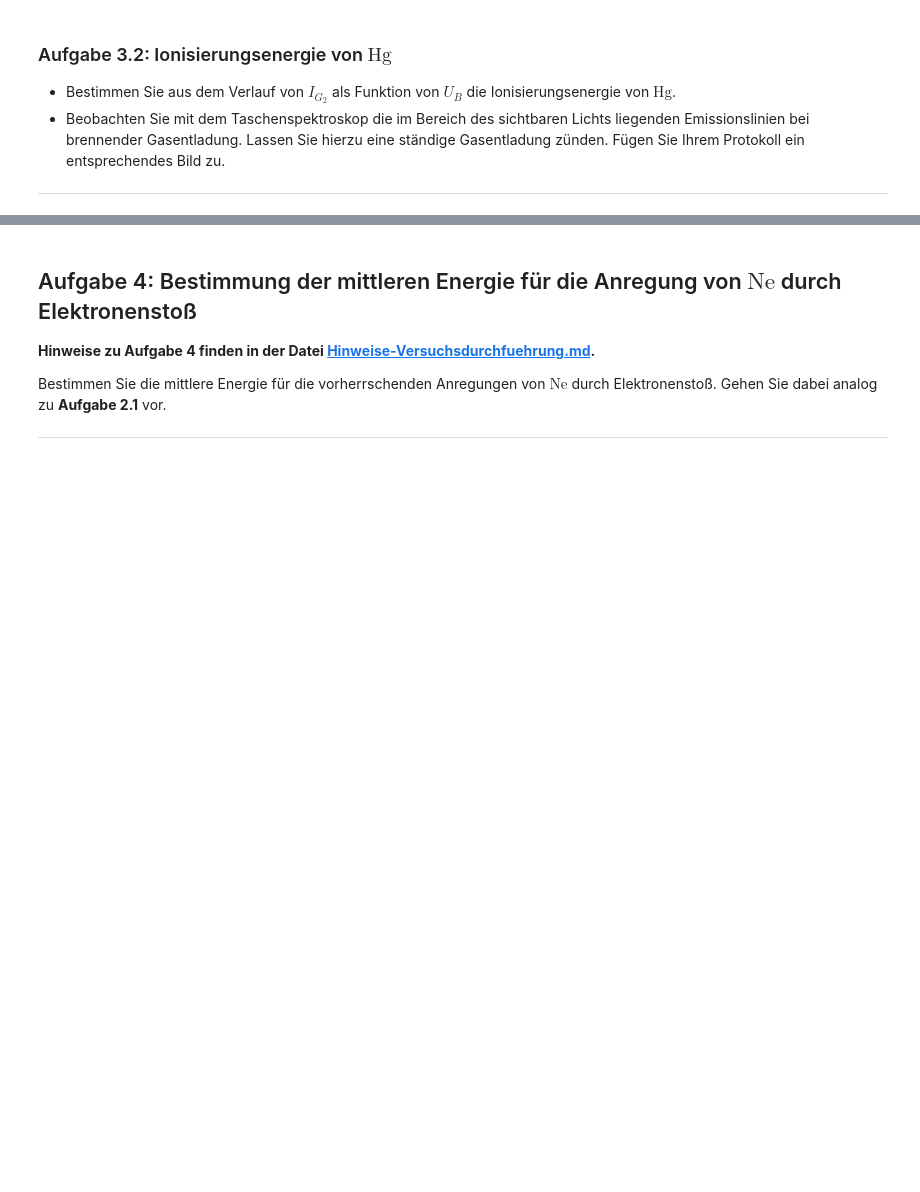
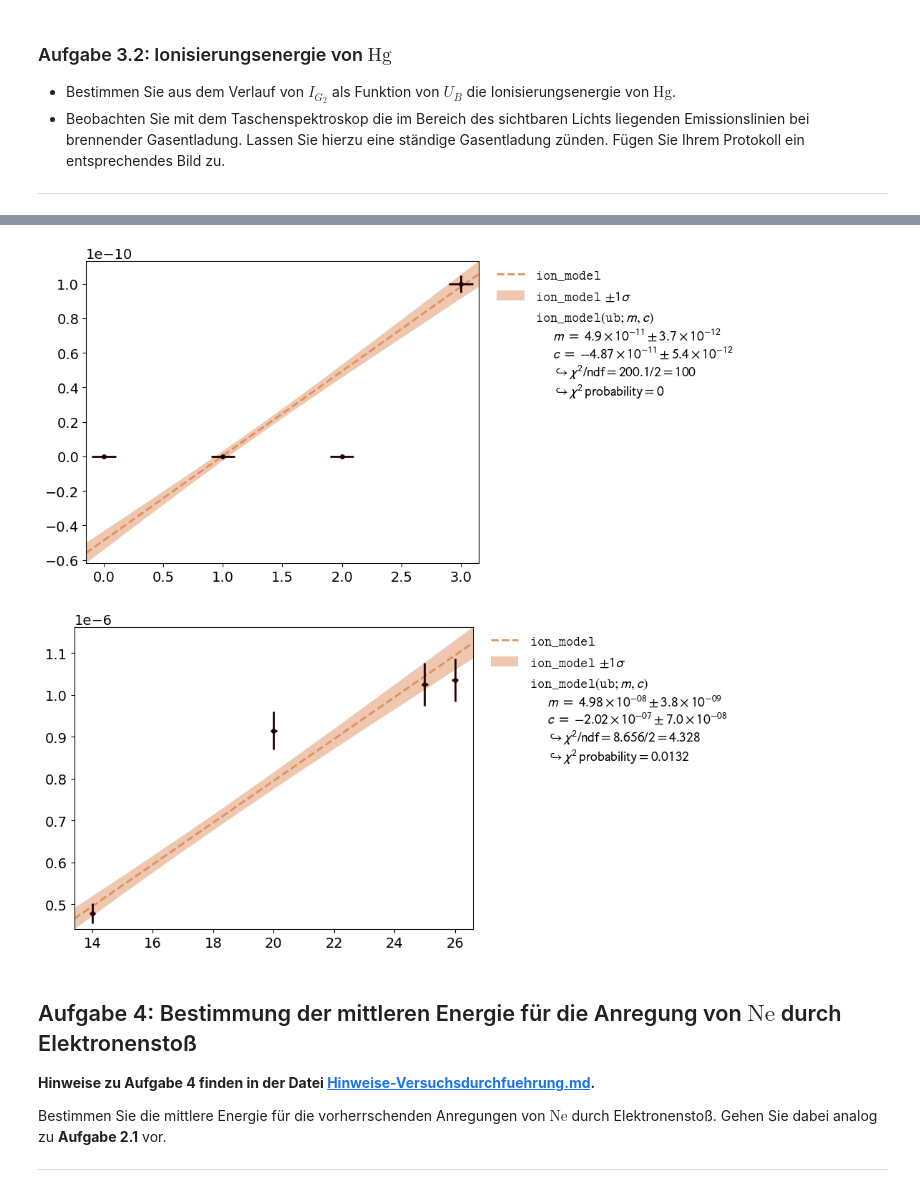
Before and after one commit to MRNock04/P2, a Jupyter notebook: Franck_Hertz_Versuch/Franck_Hertz_Versuch.ipynb, the cells around one changed output, grey strips where cells are left out. Saved outputs shown, nothing was run; the diff lists cells and outputs as text; code cells hidden in the pictures; blank space fills up the shorter version.

```diff
--- a/Franck_Hertz_Versuch/Franck_Hertz_Versuch.ipynb
+++ b/Franck_Hertz_Versuch/Franck_Hertz_Versuch.ipynb
@@ -401,3 +430,21 @@ plt.errorbar(unp.nominal_values(U_2), unp.nominal_values(I_g2), xerr=unp.std_dev
+# %%
+def ion_model(ub, m, c):
+    return m * ub + c
+ion_data1 = np.array([ unp.nominal_values(U_2[:4]) , unp.nominal_values(I_g2[:4]) ])
+ion_data2 = np.array([ unp.nominal_values(U_2[14:18]) , unp.nominal_values(I_g2[14:18]) ])
+ion_error1 = np.array([ unp.std_devs(U_2[:4]) , unp.std_devs(I_g2[:4]) ])
+ion_error2 = np.array([ unp.std_devs(U_2[14:18]) , unp.std_devs(I_g2[14:18]) ])
+ion_label = [ "" , "" ]
+ion_title = ""
+fit_res1 = fit_funktion(ion_data1, ion_model, ion_error1, ion_label, ion_title)
+fit_res2 = fit_funktion(ion_data2, ion_model, ion_error2, ion_label, ion_title)
+fit_res1[2].plot()
+fit_res2[2].plot()
+fit_res1[2].show()
+fit_res2[2].show()
+# %% [output]
+[figure, added]
+[figure, added]
 # %% [markdown]
 ## Aufgabe 4: Bestimmung der mittleren Energie für die Anregung von $\mathrm{Ne}$ durch Elektronenstoß
 
```
Also changed, not shown: parts of 5 cells of this notebook.
